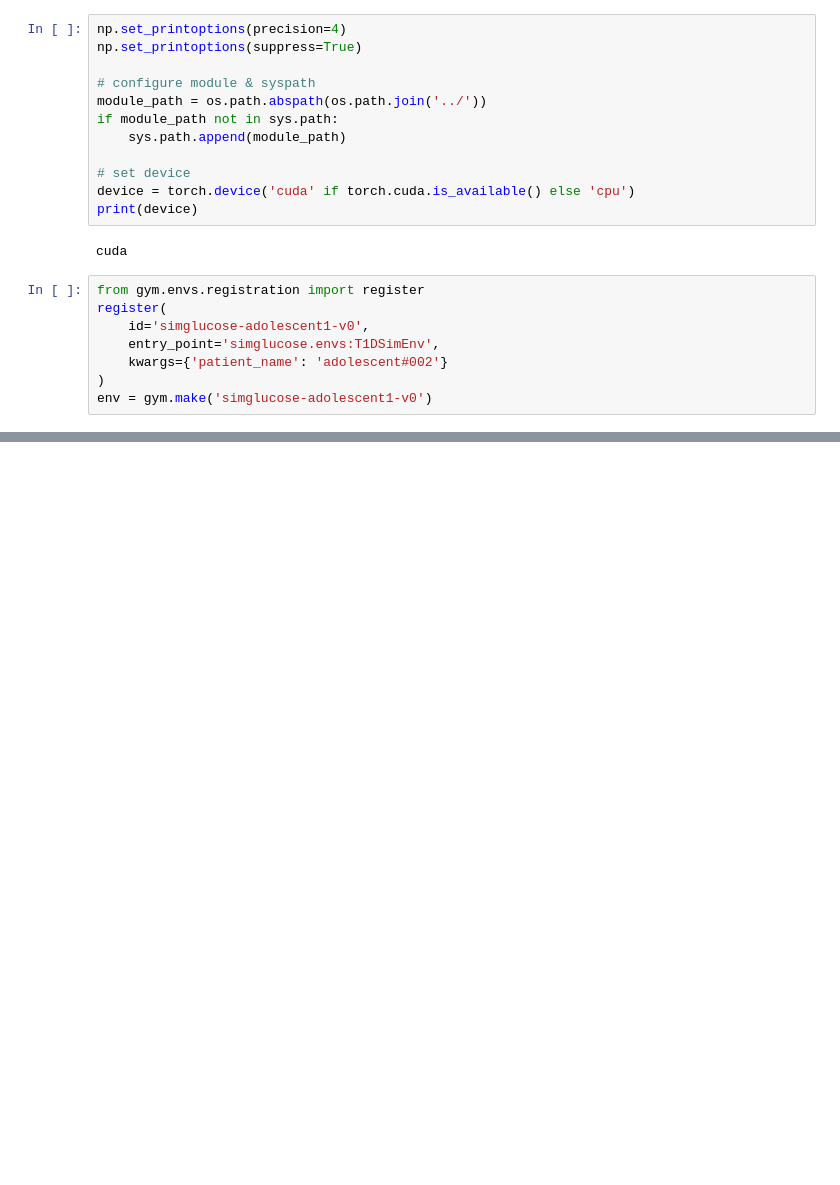
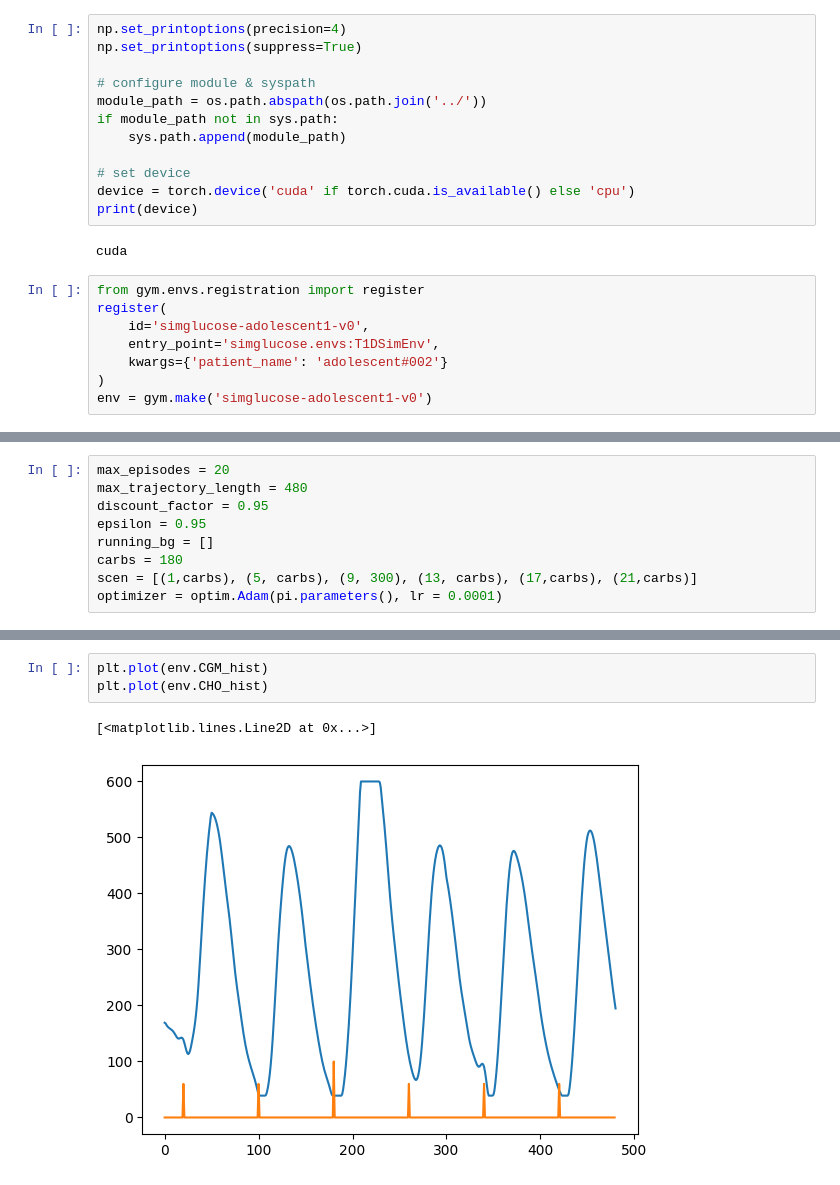
Before and after one commit to beardedDan/DAAN572_RL_Proj, a Jupyter notebook: train_and_test.ipynb, the cells around one changed output, grey strips where cells are left out. Cells and saved outputs as stored; diff of their text form; blank space fills up the shorter version.

```diff
--- a/train_and_test.ipynb
+++ b/train_and_test.ipynb
@@ -477,0 +573,9 @@ Complete
+# %%
+max_episodes = 20
+max_trajectory_length = 480
+discount_factor = 0.95
+epsilon = 0.95
+running_bg = []
+carbs = 180
+scen = [(1,carbs), (5, carbs), (9, 300), (13, carbs), (17,carbs), (21,carbs)]
+optimizer = optim.Adam(pi.parameters(), lr = 0.0001)
@@ -477,0 +780,6 @@ Complete
+# %%
+plt.plot(env.CGM_hist)
+plt.plot(env.CHO_hist)
+# %% [output]
+[<matplotlib.lines.Line2D at 0x...>]
+[figure, added]
```
Also changed, not shown: parts of 22 cells of this notebook, 2 other files.
